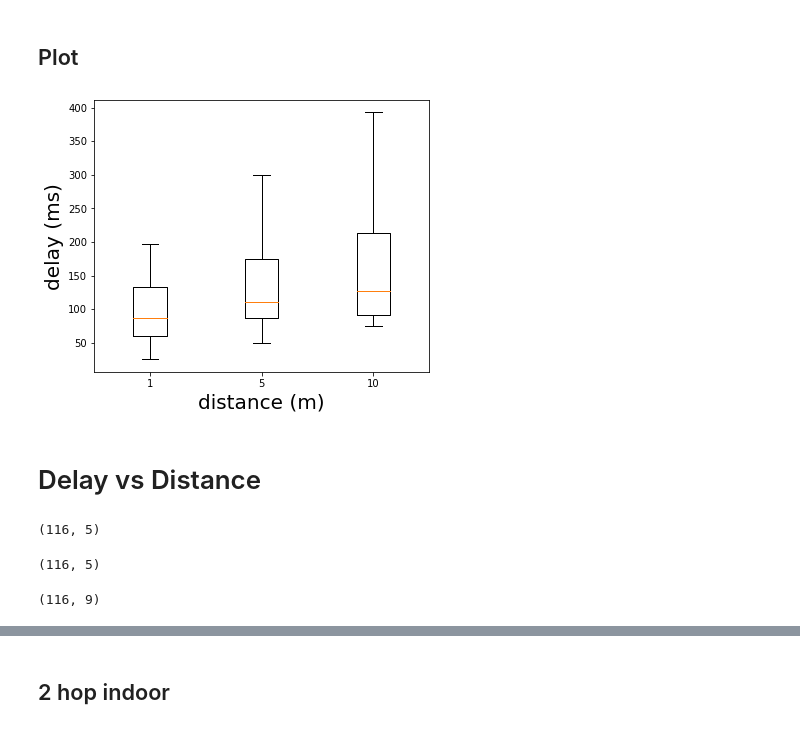
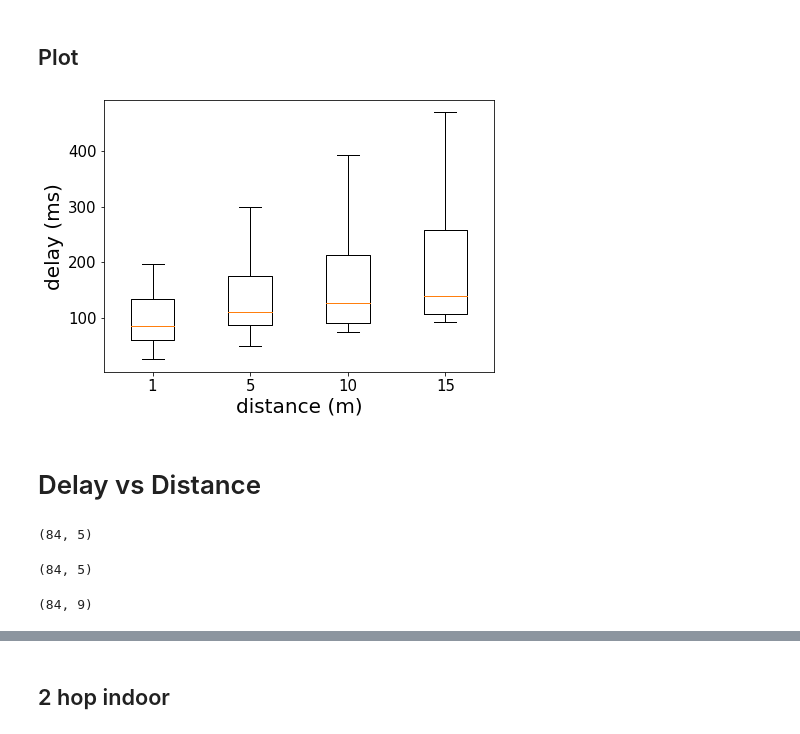
Before and after one commit to kavindaperera/meshify-stats, a Jupyter notebook: delay-boxplot.ipynb, the cells around one changed output, grey strips where cells are left out. Drawn from its saved outputs; the diff is of its cells as text; code cells hidden in the pictures.

```diff
--- a/delay-boxplot.ipynb
+++ b/delay-boxplot.ipynb
@@ -138,0 +153,2 @@ df_1h_10m.shape
+# %%
+df_1h_15m = pd.merge(result_miranda_1h_15m, result_elsa_1h_15m, on="uuid")
@@ -138,0 +159,6 @@ df_1h_10m.shape
+# %%
+df_1h_15m['timeStamp_x'] = df_1h_15m['timeStamp_x'] - 1120
+# %%
+df_1h_15m['timeStamp_y'] = df_1h_15m['timeStamp_y'] + 344
+# %%
+df_1h_15m['delay'] = df_1h_15m['timeStamp_y'] - df_1h_15m['timeStamp_x']
@@ -139,32 +185,37 @@ df_1h_10m.shape
 # %% [markdown]
 ## Plot
 # %%
-columns = [df_1h_1m['delay'], df_1h_5m['delay'], df_1h_10m['delay'] ]
-labels = ['1','5','10']
+columns = [df_1h_1m['delay'], df_1h_5m['delay'], df_1h_10m['delay'], df_1h_15m['delay'] ]
+labels = ['1','5','10', '15']
 
 fig, ax = plt.subplots()
 bplot1 = ax.boxplot(columns,
             vert=True,  # vertical box alignment
             patch_artist=False,  # fill with color
             showfliers=False,
             labels=labels)
 
 ax.set_ylabel('delay (ms)', fontsize=20)
 ax.set_xlabel('distance (m)', fontsize=20)
 
+for tick in ax.xaxis.get_major_ticks():
+    tick.label.set_fontsize(15)
+
+for tick in ax.yaxis.get_major_ticks():
+    tick.label.set_fontsize(15)
 
 # fill with colors
 # colors = ['lightgreen', 'lightblue', 'lightred']
 # for bplot in (bplot1, ):
 #     for patch, color in zip(bplot['boxes'], colors):
 #         patch.set_facecolor(color)
 
-fig.set_size_inches(6, 5)
+fig.set_size_inches(7, 5)
 
-plt.savefig('plots/figure_eval_1_1.png', dpi=300, bbox_inches=None, pad_inches=1,)
+plt.savefig('plots/figure_eval_3.png', dpi=300, bbox_inches=None, pad_inches=1,)
 plt.show()
 # %% [output]
-[figure, old version]
+[figure, new version]
 # %% [markdown]
 # Delay vs Distance
 # %%
@@ -172,5 +223,5 @@ result_elsa_2h_10m = pd.read_excel('result/result_elsa_2h_10m.xlsx', index_col=0
 # %%
-result_elsa_2h_10m.shape
+result_elsa_2h_15m.shape
 # %% [output]
-(116, 5)
+(84, 5)
 # %%
@@ -178,5 +229,5 @@ result_miranda_2h_10m = pd.read_excel('result/result_miranda_2h_10m.xlsx', index
 # %%
-result_miranda_2h_10m.shape
+result_miranda_2h_15m.shape
 # %% [output]
-(116, 5)
+(84, 5)
 # %%
@@ -184,5 +235,5 @@ df_2h_10m = pd.merge(result_miranda_2h_10m, result_elsa_2h_10m, on="uuid")
 # %%
-df_2h_10m.shape
+df_2h_15m.shape
 # %% [output]
-(116, 9)
+(84, 9)
 # %%
```
Also changed, not shown: parts of 20 cells of this notebook, 6 other files.
